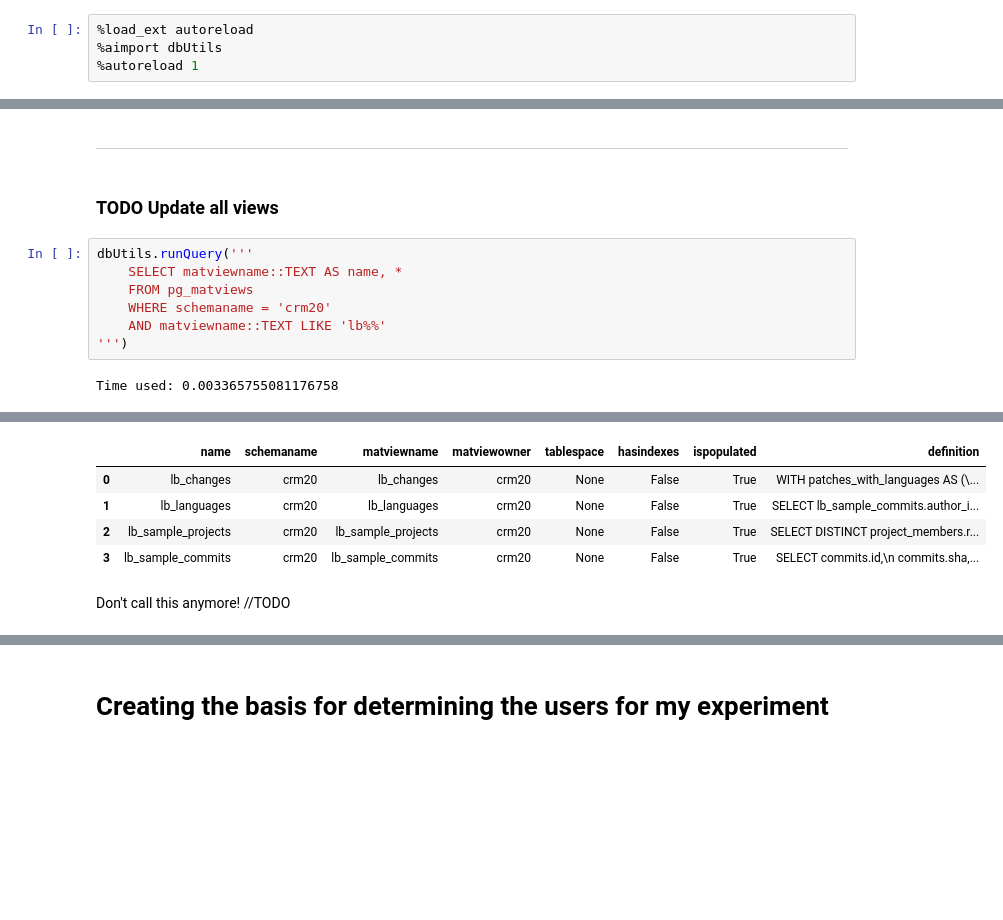
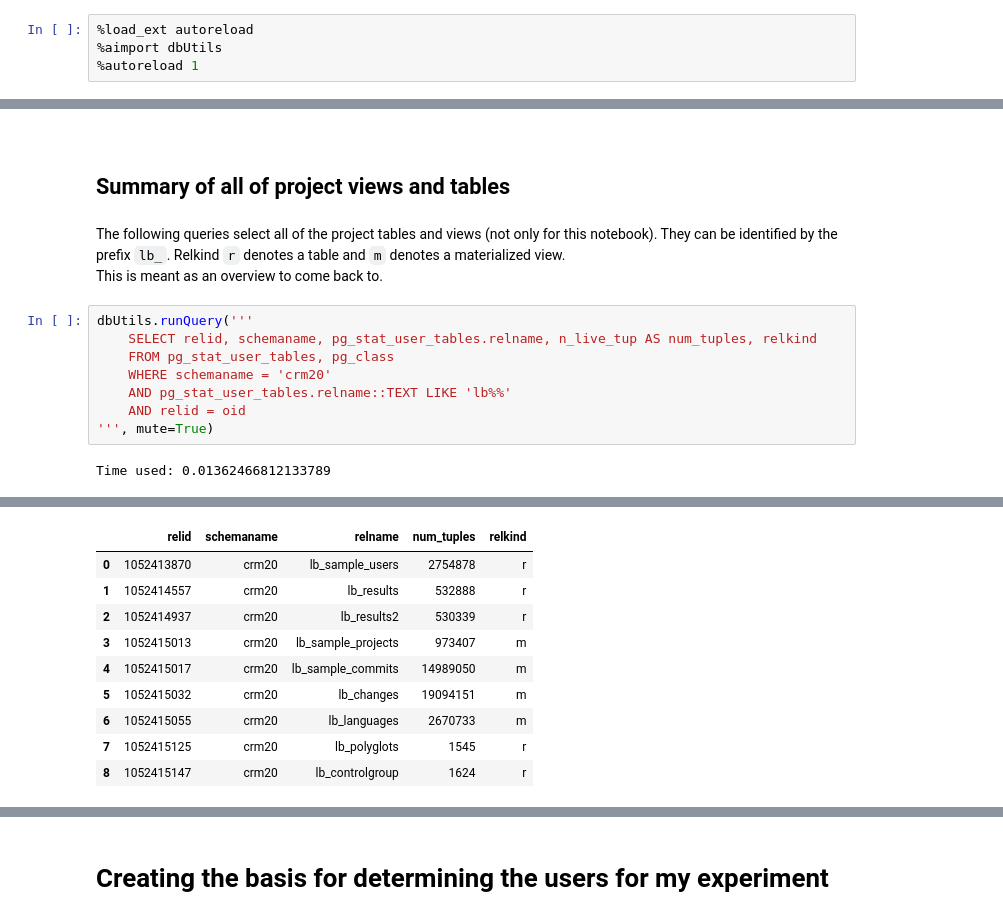
Before and after one commit to LeonBein/CRM20, a Jupyter notebook: DataExplorer.ipynb, the cells around one changed output, grey strips where cells are left out. Cells and saved outputs as stored; diff of their text form; blank space fills up the shorter version.

```diff
--- a/DataExplorer.ipynb
+++ b/DataExplorer.ipynb
@@ -110,13 +22,17 @@ Time used: 0.3947935104370117
-# %% [markdown]
-___
-# %% [markdown]
-### TODO Update all views
+# %% [markdown]
+<a class="anchor" id="initial"></a>
+# %% [markdown]
+## Summary of all of project views and tables
+# %% [markdown]
+The following queries select all of the project tables and views (not only for this notebook). They can be identified by the prefix `lb_`. Relkind `r` denotes a table and `m` denotes a materialized view.<br>
+This is meant as an overview to come back to.
 # %%
 dbUtils.runQuery('''
-    SELECT matviewname::TEXT AS name, *
-    FROM pg_matviews
+    SELECT relid, schemaname, pg_stat_user_tables.relname, n_live_tup AS num_tuples, relkind
+    FROM pg_stat_user_tables, pg_class
     WHERE schemaname = 'crm20'
-    AND matviewname::TEXT LIKE 'lb%%'
-''')
+    AND pg_stat_user_tables.relname::TEXT LIKE 'lb%%'
+    AND relid = oid
+''', mute=True)
 # %% [output]
-Time used: 0.003365755081176758
+Time used: 0.01362466812133789
@@ -124,7 +39,10 @@ Time used: 0.003365755081176758
-|  | name | schemaname | matviewname | matviewowner | tablespace | hasindexes | ispopulated | definition |
-| 0 | lb_changes | crm20 | lb_changes | crm20 | None | False | True | WITH patches_with_languages AS (\... |
-| 1 | lb_languages | crm20 | lb_languages | crm20 | None | False | True | SELECT lb_sample_commits.author_i... |
-| 2 | lb_sample_projects | crm20 | lb_sample_projects | crm20 | None | False | True | SELECT DISTINCT project_members.r... |
-| 3 | lb_sample_commits | crm20 | lb_sample_commits | crm20 | None | False | True | SELECT commits.id,\n commits.sha,... |
+|  | relid | schemaname | relname | num_tuples | relkind |
+| 0 | 1052413870 | crm20 | lb_sample_users | 2754878 | r |
+| 1 | 1052414557 | crm20 | lb_results | 532888 | r |
+| 2 | 1052414937 | crm20 | lb_results2 | 530339 | r |
+| 3 | 1052415013 | crm20 | lb_sample_projects | 973407 | m |
+| 4 | 1052415017 | crm20 | lb_sample_commits | 14989050 | m |
+| 5 | 1052415032 | crm20 | lb_changes | 19094151 | m |
+| 6 | 1052415055 | crm20 | lb_languages | 2670733 | m |
+| 7 | 1052415125 | crm20 | lb_polyglots | 1545 | r |
+| 8 | 1052415147 | crm20 | lb_controlgroup | 1624 | r |
-# %% [markdown]
-Don't call this anymore! //TODO
```
Also changed, not shown: parts of 29 cells of this notebook, 10 other files.
